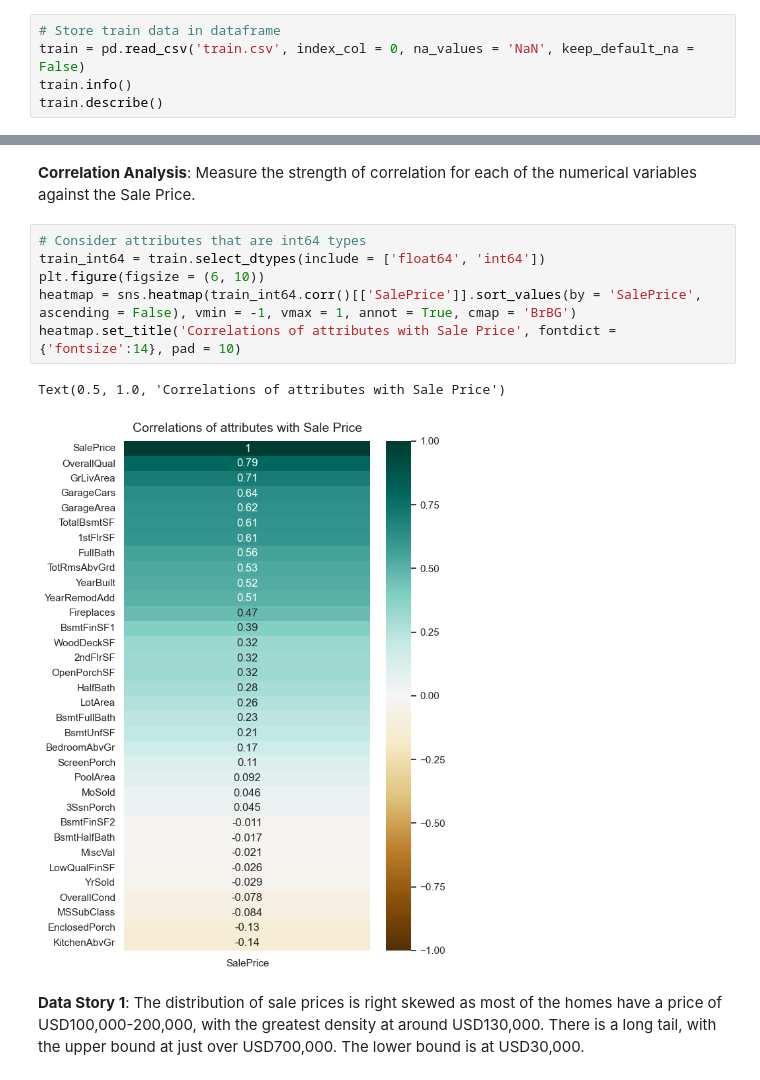
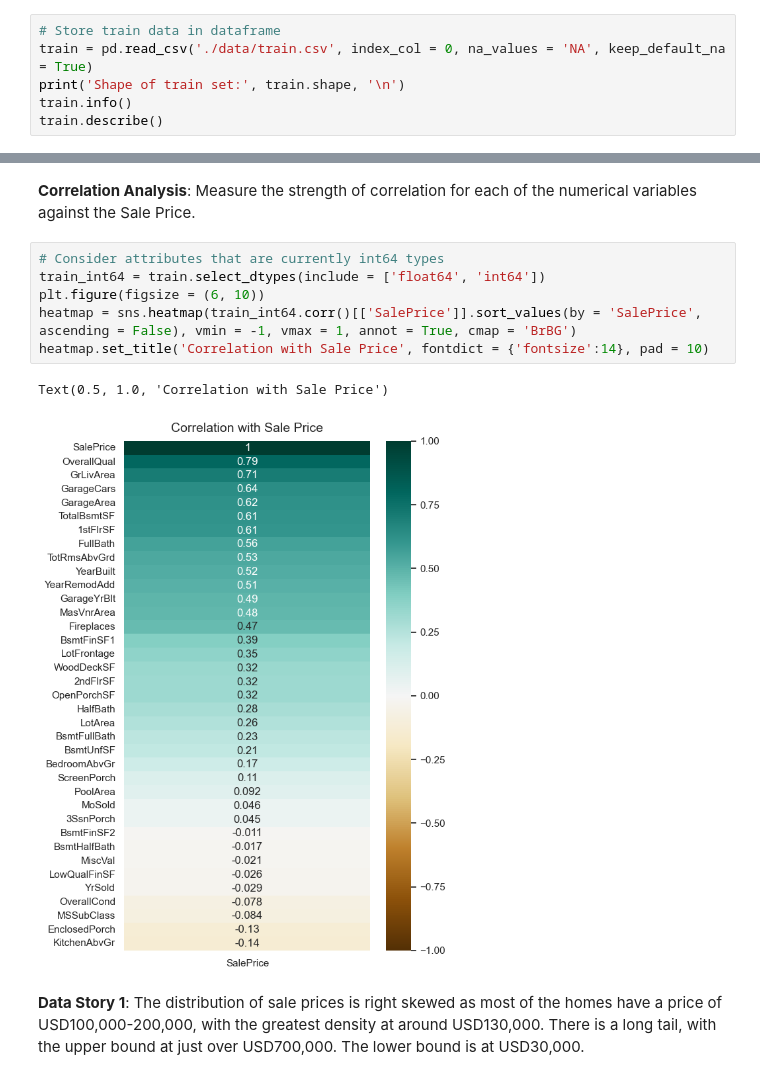
Before and after one commit to rraj786/Predicting-House-Prices, a Jupyter notebook: Price Predictor.ipynb, the cells around one changed output, grey strips where cells are left out. Drawn from its saved outputs; the diff is of its cells as text.

```diff
--- a/Price Predictor.ipynb
+++ b/Price Predictor.ipynb
@@ -35,6 +32,7 @@ Read in CSV files containing train and test data. The datasets are available on
 # %%
 # Store train data in dataframe
-train = pd.read_csv('train.csv', index_col = 0, na_values = 'NaN', keep_default_na = False)
+train = pd.read_csv('./data/train.csv', index_col = 0, na_values = 'NA', keep_default_na = True)
+print('Shape of train set:', train.shape, '\n')
 train.info()
 train.describe()
 # %% [output]
@@ -128,14 +173,14 @@ Explore how various attributes in the dataset are related to house price and eac
 # %% [markdown]
 **Correlation Analysis**: Measure the strength of correlation for each of the numerical variables against the Sale Price.
 # %%
-# Consider attributes that are int64 types
+# Consider attributes that are currently int64 types
 train_int64 = train.select_dtypes(include = ['float64', 'int64'])
 plt.figure(figsize = (6, 10))
 heatmap = sns.heatmap(train_int64.corr()[['SalePrice']].sort_values(by = 'SalePrice', ascending = False), vmin = -1, vmax = 1, annot = True, cmap = 'BrBG')
-heatmap.set_title('Correlations of attributes with Sale Price', fontdict = {'fontsize':14}, pad = 10)
+heatmap.set_title('Correlation with Sale Price', fontdict = {'fontsize':14}, pad = 10)
 # %% [output]
-Text(0.5, 1.0, 'Correlations of attributes with Sale Price')
+Text(0.5, 1.0, 'Correlation with Sale Price')
-[figure, old version]
+[figure, new version]
 # %% [markdown]
 **Data Story 1**: The distribution of sale prices is right skewed as most of the homes have a price of USD100,000-200,000, with the greatest density at around USD130,000. There is a long tail, with the upper bound at just over USD700,000. The lower bound is at USD30,000.
 # %%
```
Also changed, not shown: parts of 40 cells of this notebook.
